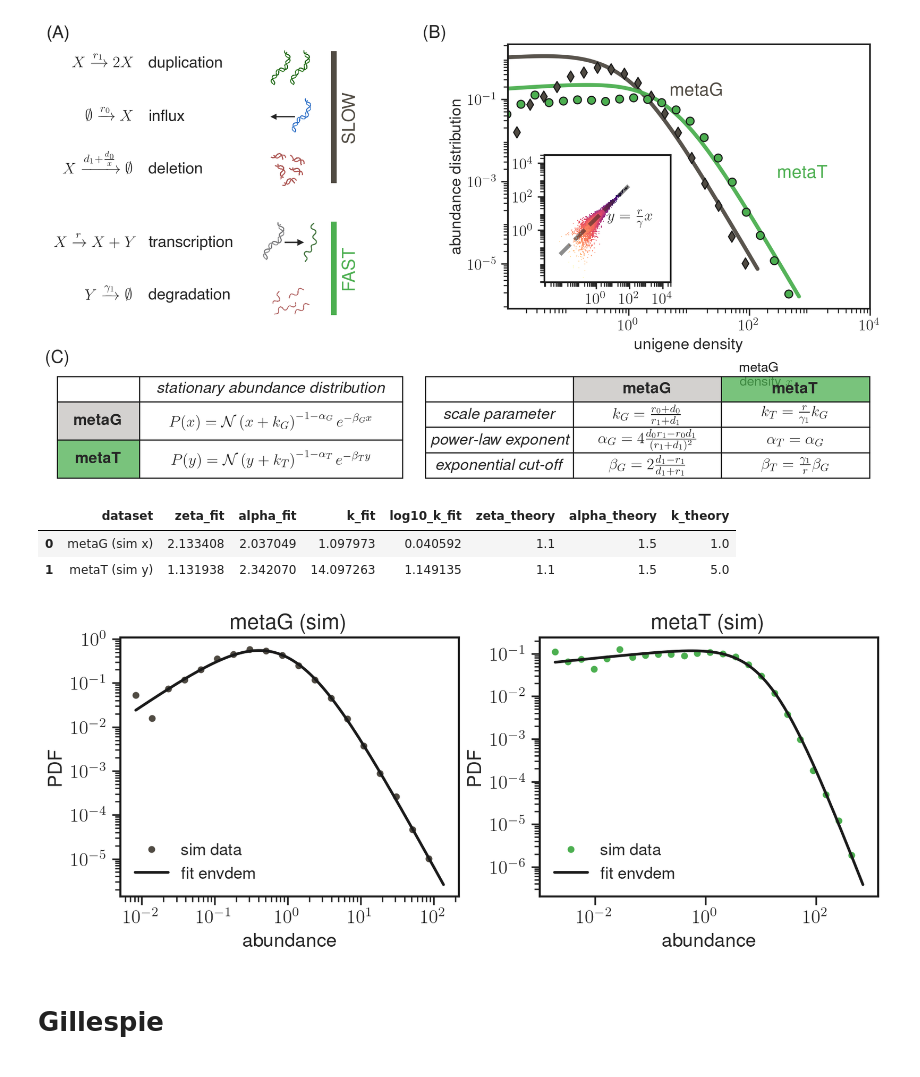
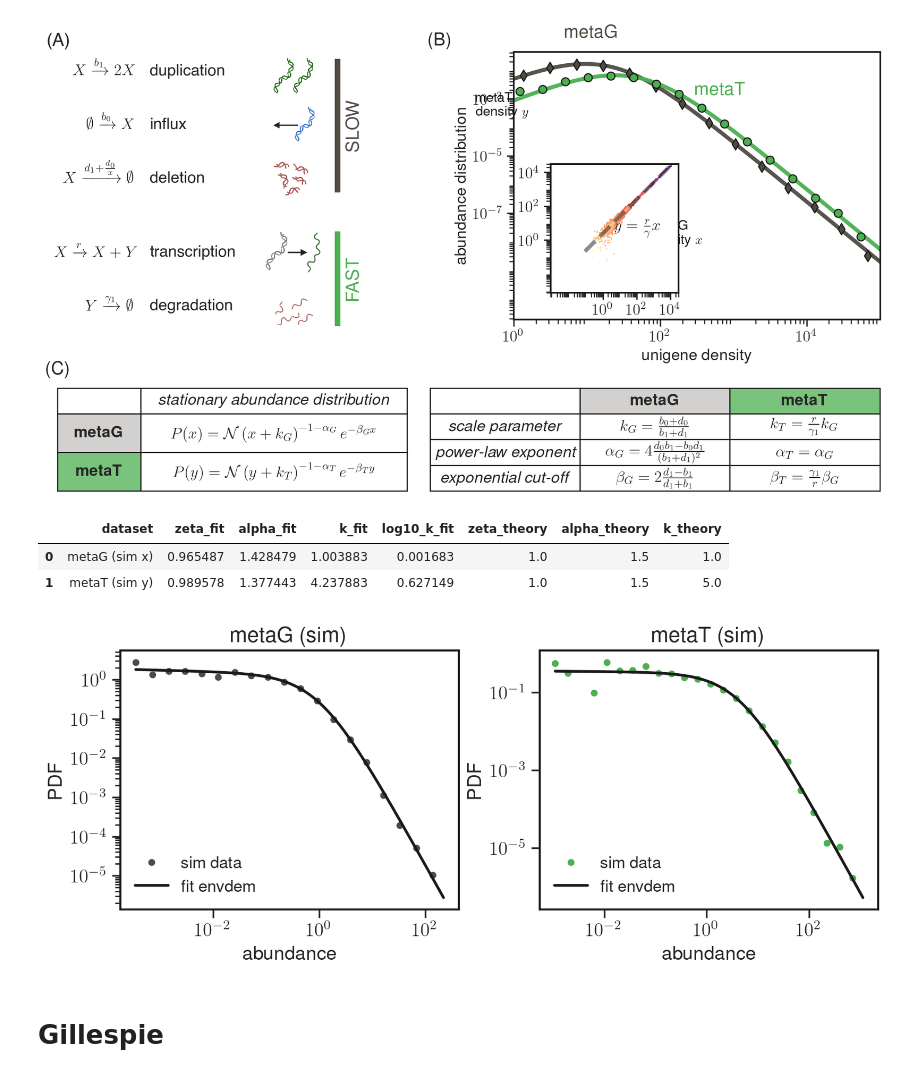
Before and after one commit to epigani/diatom-metaG-metaT-scaling, a Jupyter notebook: analysis/Figure2.ipynb, the cells around one changed output. Cells and saved outputs as stored; diff of their text form; code cells hidden in the pictures.

```diff
--- a/analysis/Figure2.ipynb
+++ b/analysis/Figure2.ipynb
@@ -74,3 +78,10 @@ The autoreload extension is already loaded. To reload it, use:
+# %%
+plt.rcParams.update({
+    "text.usetex": True,
+    "font.family": "sans-serif",
+    "font.sans-serif": ["Helvetica"],
+    "text.latex.preamble": r"\usepackage{amsmath,helvet}\renewcommand{\familydefault}{\sfdefault}",
+})
 # %%
 def upper_incomplete_gamma(a, z):
     """
@@ -298,15 +309,15 @@ def beta_prime_curve(n_data, k, zeta, alpha, nmin, xmax_factor=1.6, npts=200):
     y_plot = envdem(x_plot, k=k, zeta=zeta, alpha=alpha, nmin=nmin)
     return x_plot, y_plot
 # %%
-kG = 1.0
-alphaG = 1.5
-zetaG = 1.1
+kG = 20.0
+zetaG = 2.0
+alphaG = 1.1
 alphaT = alphaG
 zetaT = zetaG
-kT = 5.0
+kT = 50.0
 sigma_e2 = 1.0
 b1_target = 1.0
-r = 500.0
+r = 5000.0
 
 rates = sad_to_rates(kG, zetaG, alphaG, sigma_e2=sigma_e2, b1_target=b1_target)
 rna = set_rna_rates(kG, kT, r=r)
@@ -389,7 +400,7 @@ ax = fig.add_axes([-2.03*0.78 / phi, 0.1, 0.78*1.1, 0.78])
 
 ax.set_xscale('log')
 ax.set_yscale('log')
-ax.set_xlim(1e-2, 1e4)
+ax.set_xlim(1e-0, 1e5)
 # ax.set_ylim(1e-8, 1e0)
 #ax.set_facecolor("#EEEEEE")
 ax.set_xlabel(r"unigene density")
@@ -515,8 +526,8 @@ ax3.text(xpos, 0.25, 'transcription', transform=ax3.transAxes, fontsize=fontsize
 ax3.text(xpos, 0.05, 'degradation', transform=ax3.transAxes, fontsize=fontsize, verticalalignment='center', horizontalalignment='left', usetex=False)
 
 xpos = 0.125
-ax3.text(xpos, 0.9, r'$X \xrightarrow{r_1} 2X$', transform=ax3.transAxes, fontsize=fontsize, verticalalignment='bottom', horizontalalignment='right', usetex=True)
-ax3.text(xpos, 0.7, r'$\emptyset \xrightarrow{r_0} X$', transform=ax3.transAxes, fontsize=fontsize, verticalalignment='bottom', horizontalalignment='right', usetex=True)
+ax3.text(xpos, 0.9, r'$X \xrightarrow{b_1} 2X$', transform=ax3.transAxes, fontsize=fontsize, verticalalignment='bottom', horizontalalignment='right', usetex=True)
+ax3.text(xpos, 0.7, r'$\emptyset \xrightarrow{b_0} X$', transform=ax3.transAxes, fontsize=fontsize, verticalalignment='bottom', horizontalalignment='right', usetex=True)
 ax3.text(xpos, 0.5, r'$X \xrightarrow{d_1+\frac{d_0}{x}} \emptyset$', transform=ax3.transAxes, fontsize=fontsize, verticalalignment='bottom', horizontalalignment='right', usetex=True)
 ax3.text(xpos, 0.25, r'$X \xrightarrow{r} X + Y$', transform=ax3.transAxes, fontsize=fontsize, verticalalignment='center', horizontalalignment='right', usetex=True)
 ax3.text(xpos, 0.05, r'$Y \xrightarrow{\gamma_1} \emptyset$', transform=ax3.transAxes, fontsize=fontsize, verticalalignment='center', horizontalalignment='right', usetex=True)
@@ -559,9 +570,9 @@ ax2.axis('off')
 
 column_labels = ['', r'\textbf{metaG}', r'\textbf{metaT}']
 table_data = [
-    [r'\textit{scale parameter}', r'$k_G=\frac{r_0+d_0}{r_1+d_1}$', r'$k_T=\frac{r}{\gamma_1}k_G$'],
-    [r'\textit{power-law exponent}', r'$\alpha_G=4 \frac{d_0 r_1 - r_0 d_1}{(r_1+d_1)^2}$', r'$\alpha_T=\alpha_G$'],
-    [r'\textit{exponential cut-off}', r'$\beta_G=2 \frac{d_1-r_1}{d_1+r_1}$', r'$\beta_T=\frac{\gamma_1}{r}\beta_G$']
+    [r'\textit{scale parameter}', r'$k_G=\frac{b_0+d_0}{b_1+d_1}$', r'$k_T=\frac{r}{\gamma_1}k_G$'],
+    [r'\textit{power-law exponent}', r'$\alpha_G=4 \frac{d_0 b_1 - b_0 d_1}{(b_1+d_1)^2}$', r'$\alpha_T=\alpha_G$'],
+    [r'\textit{exponential cut-off}', r'$\beta_G=2 \frac{d_1-b_1}{d_1+b_1}$', r'$\beta_T=\frac{\gamma_1}{r}\beta_G$']
 ]
 
 table = ax2.table(
@@ -651,34 +662,34 @@ cell.set_facecolor(mpl.colors.to_rgba(light_palette[1], alpha=0.75))
 for i in range(1,3):  # 2 righe + header
     cell = table[(i, 0)]
     cell.set_height(0.25*3/2)
     cell = table[(i, 1)]
     cell.set_height(0.25*3/2)
 
 
 
 ax5 = fig.add_axes([-2.9*0.78 / phi, 0.08, 0.15, 0.78])
 ax5.set_facecolor('none')
 ax5.set_xticks([])
 ax5.set_yticks([])
 ax5.axis('off')
 ax5.vlines(x=0, ymin=0., ymax=0.355, color=light_palette[1], linestyle='-', linewidth=10, transform=ax5.transAxes)
 ax5.vlines(x=0, ymin=0.5, ymax=1, color=light_palette[0], linestyle='-', linewidth=10, transform=ax5.transAxes)
 
 text = "FAST"
 ax5.text(0.3, 0.355/2, text, usetex=True, fontsize=16, ha='center', va='center', transform=ax5.transAxes, color=light_palette[1], rotation=90)
 text = "SLOW"
 ax5.text(0.3, 0.75, text, usetex=True, fontsize=16, ha='center', va='center', transform=ax5.transAxes, color=light_palette[0], rotation=90)
 
 # remove ax0
 
 
 
 ax0.remove()
 
 
 # fig.savefig('../figures/fig2.png', dpi=300, bbox_inches='tight', transparent=False)
 # %% [output]
-[figure, old version]
+[figure, new version]
 # %%
 # Fit del modello envdem sui dati simulati già caricati (x_uncorrelated, y_uncorrelated)
 
@@ -775,9 +786,9 @@ ax_fit_sim[1].legend(frameon=False)
 plt.show()
 # %% [output]
 |  | dataset | zeta_fit | alpha_fit | k_fit | log10_k_fit | zeta_theory | alpha_theory | k_theory |
-| 0 | metaG (sim x) | 2.133408 | 2.037049 | 1.097973 | 0.040592 | 1.1 | 1.5 | 1.0 |
-| 1 | metaT (sim y) | 1.131938 | 2.342070 | 14.097263 | 1.149135 | 1.1 | 1.5 | 5.0 |
+| 0 | metaG (sim x) | 0.965487 | 1.428479 | 1.003883 | 0.001683 | 1.0 | 1.5 | 1.0 |
+| 1 | metaT (sim y) | 0.989578 | 1.377443 | 4.237883 | 0.627149 | 1.0 | 1.5 | 5.0 |
-[figure, old version]
+[figure, new version]
 # %% [markdown]
 # Gillespie
 # %%
```
Also changed, not shown: parts of 3 cells of this notebook, 2 other files.
